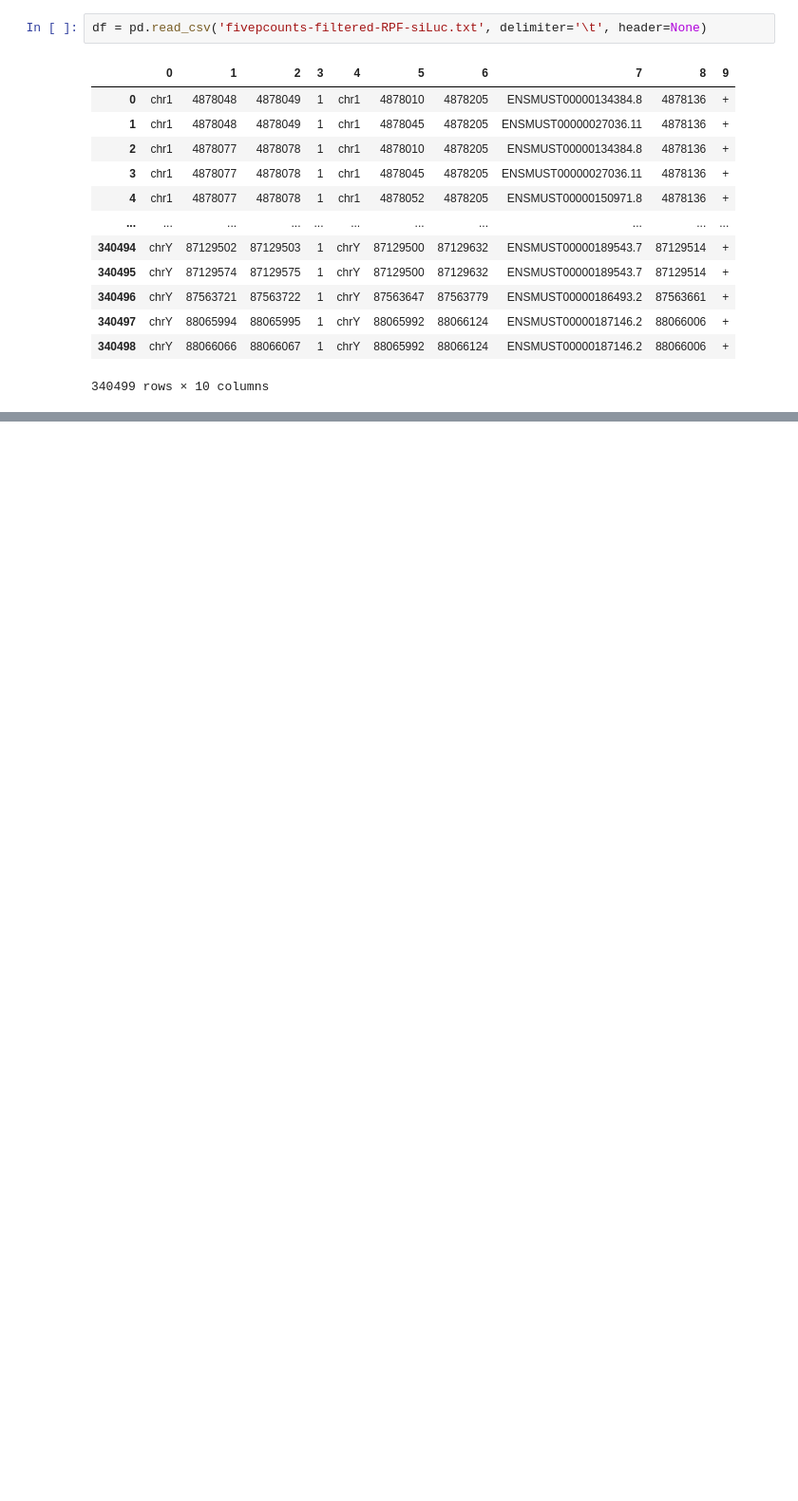
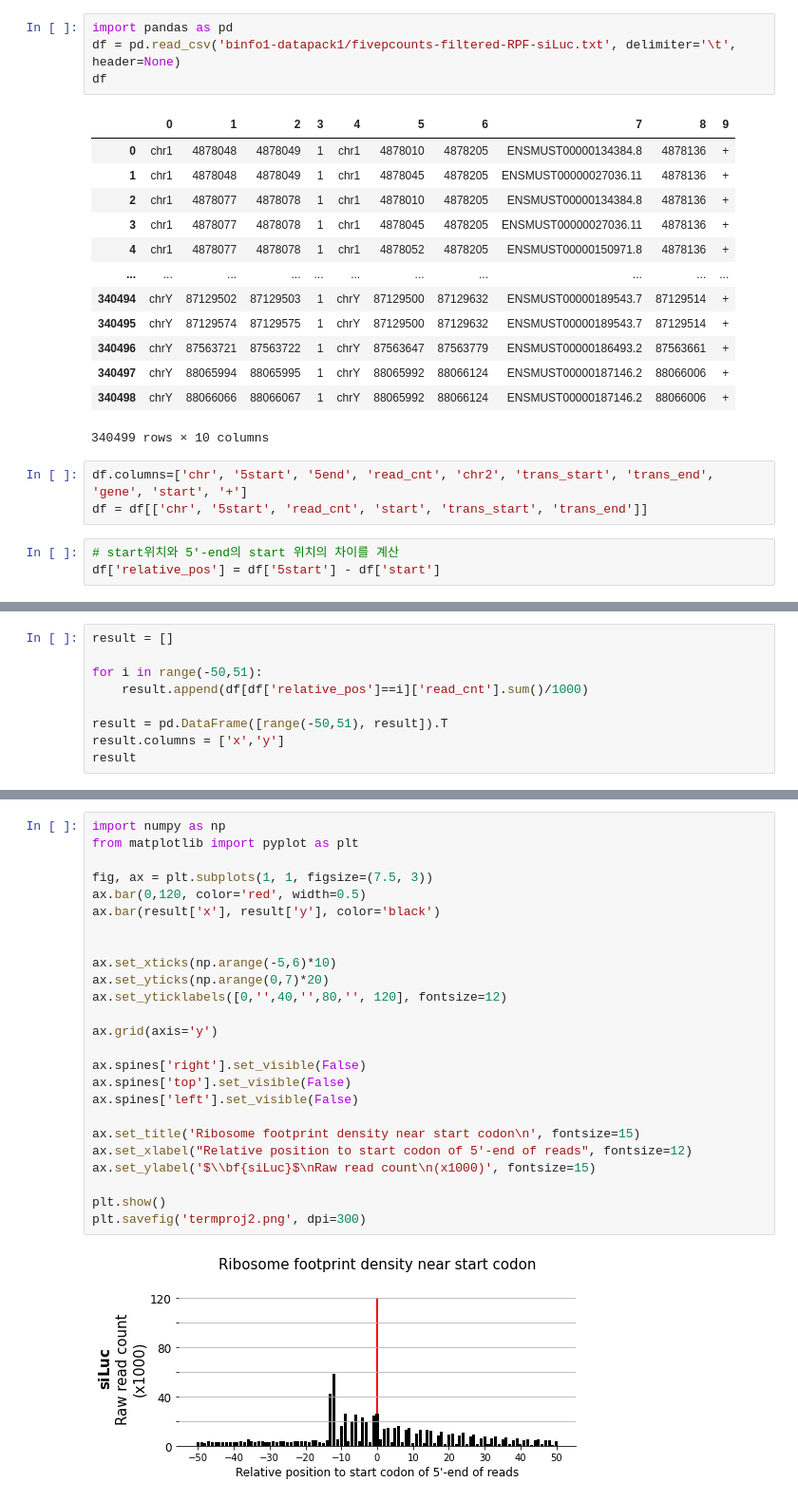
Before and after one commit to eugenebang/BnP1_termp, a Jupyter notebook: TermProj2.ipynb, the cells around one changed output, grey strips where cells are left out. Shown at 95% size. Saved outputs shown, nothing was run; the diff lists cells and outputs as text; blank space fills up the shorter version.

Commit message:
add termproj2 code and image files

```diff
--- a/TermProj2.ipynb
+++ b/TermProj2.ipynb
@@ -218,5 +216,7 @@ import pandas as pd
 # %%
-df = pd.read_csv('fivepcounts-filtered-RPF-siLuc.txt', delimiter='\t', header=None)
+import pandas as pd
+df = pd.read_csv('binfo1-datapack1/fivepcounts-filtered-RPF-siLuc.txt', delimiter='\t', header=None)
+df
 # %% [output]
 |  | 0 | 1 | 2 | 3 | 4 | 5 | 6 | 7 | 8 | 9 |
 | 0 | chr1 | 4878048 | 4878049 | 1 | chr1 | 4878010 | 4878205 | ENSMUST00000134384.8 | 4878136 | + |
@@ -231,3 +231,9 @@ df = pd.read_csv('fivepcounts-filtered-RPF-siLuc.txt', delimiter='\t', header=No
 | 340497 | chrY | 88065994 | 88065995 | 1 | chrY | 88065992 | 88066124 | ENSMUST00000187146.2 | 88066006 | + |
 | 340498 | chrY | 88066066 | 88066067 | 1 | chrY | 88065992 | 88066124 | ENSMUST00000187146.2 | 88066006 | + |
 340499 rows × 10 columns
+# %%
+df.columns=['chr', '5start', '5end', 'read_cnt', 'chr2', 'trans_start', 'trans_end', 'gene', 'start', '+']
+df = df[['chr', '5start', 'read_cnt', 'start', 'trans_start', 'trans_end']]
+# %%
+# start위치와 5'-end의 start 위치의 차이를 계산
+df['relative_pos'] = df['5start'] - df['start']
@@ -233,0 +261,9 @@ df = pd.read_csv('fivepcounts-filtered-RPF-siLuc.txt', delimiter='\t', header=No
+# %%
+result = []
+
+for i in range(-50,51):
+    result.append(df[df['relative_pos']==i]['read_cnt'].sum()/1000)
+
+result = pd.DataFrame([range(-50,51), result]).T
+result.columns = ['x','y']
+result
@@ -233,0 +284,27 @@ df = pd.read_csv('fivepcounts-filtered-RPF-siLuc.txt', delimiter='\t', header=No
+# %%
+import numpy as np
+from matplotlib import pyplot as plt
+
+fig, ax = plt.subplots(1, 1, figsize=(7.5, 3))
+ax.bar(0,120, color='red', width=0.5)
+ax.bar(result['x'], result['y'], color='black')
+
+
+ax.set_xticks(np.arange(-5,6)*10)
+ax.set_yticks(np.arange(0,7)*20)
+ax.set_yticklabels([0,'',40,'',80,'', 120], fontsize=12)
+
+ax.grid(axis='y')
+
+ax.spines['right'].set_visible(False)
+ax.spines['top'].set_visible(False)
+ax.spines['left'].set_visible(False)
+
+ax.set_title('Ribosome footprint density near start codon\n', fontsize=15)
+ax.set_xlabel("Relative position to start codon of 5'-end of reads", fontsize=12)
+ax.set_ylabel('$\\bf{siLuc}$\nRaw read count\n(x1000)', fontsize=15)
+
+plt.show()
+plt.savefig('termproj2.png', dpi=300)
+# %% [output]
+[figure, added]
```
Also changed, not shown: parts of 4 cells of this notebook, 4 other files.
